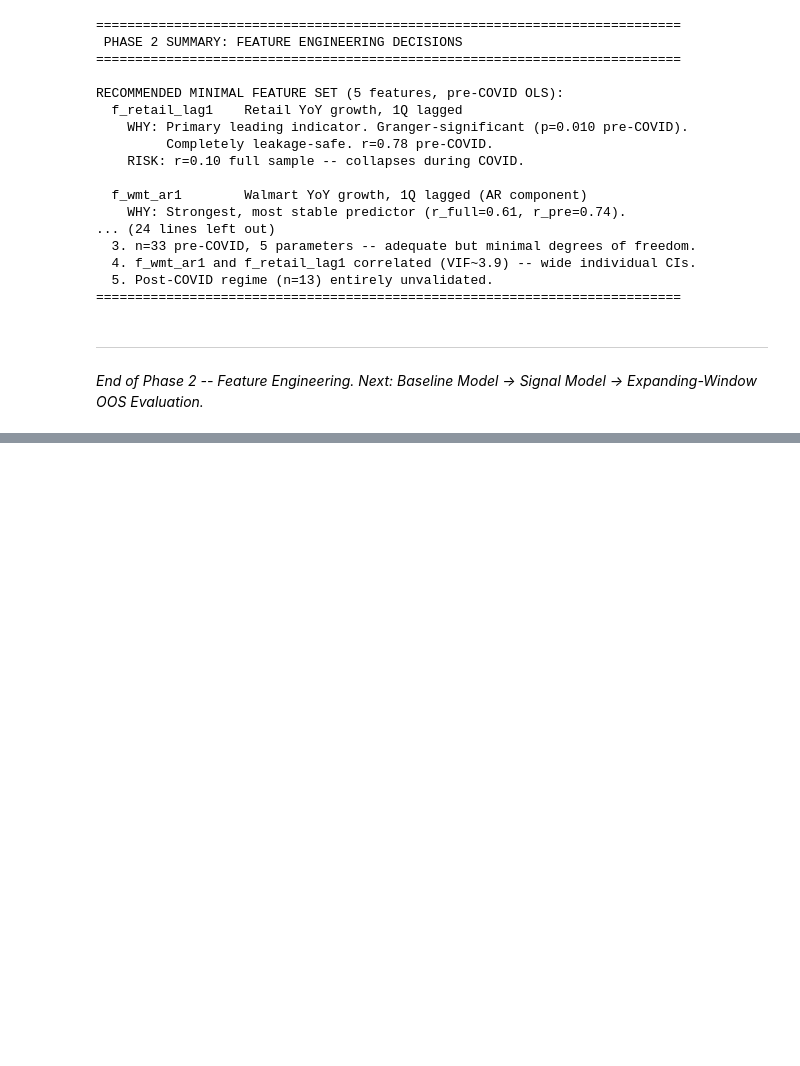
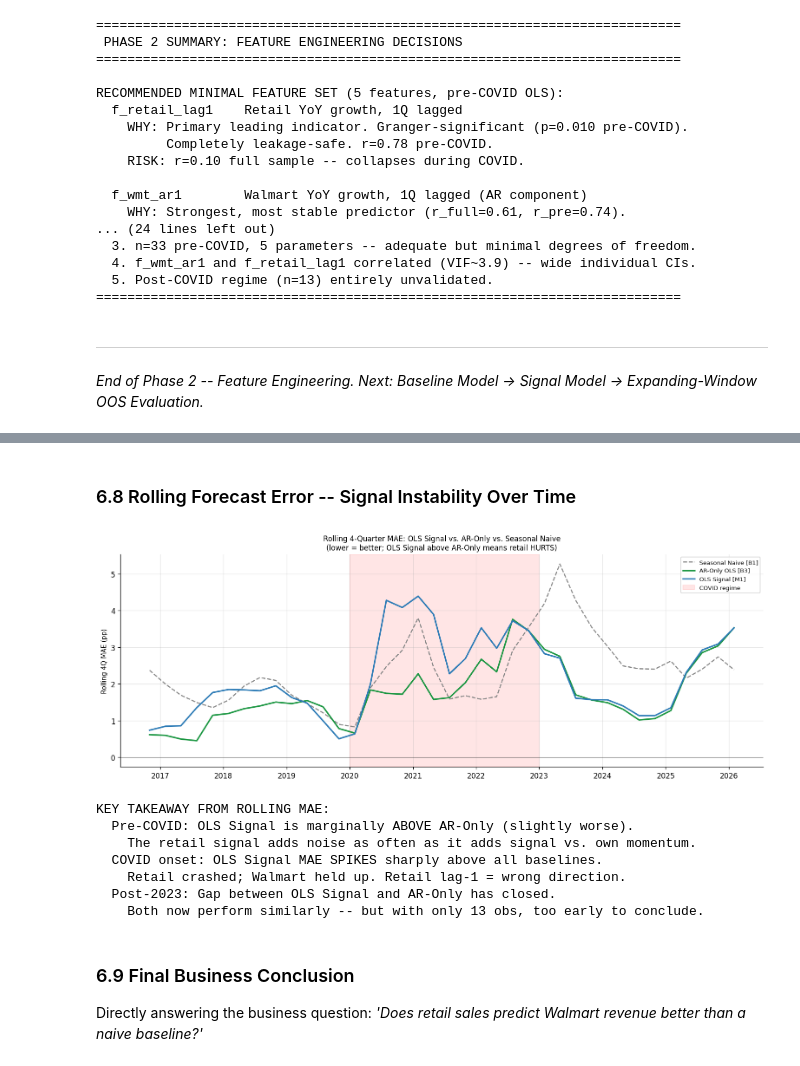
Before and after one commit to Pavan789bhanu/Analysis, a Jupyter notebook: analysis.ipynb, the cells around one changed output, grey strips where cells are left out. Drawn from its saved outputs; the diff is of its cells as text; code cells hidden in the pictures; blank space fills up the shorter version.

```diff
--- a/analysis.ipynb
+++ b/analysis.ipynb
@@ -1849,0 +2372,50 @@ RECOMMENDED MINIMAL FEATURE SET (5 features, pre-COVID OLS):
+# %% [markdown]
+### 6.8 Rolling Forecast Error -- Signal Instability Over Time
+# %%
+# 4-quarter rolling MAE for OLS Signal vs AR-Only
+res2 = res.set_index("date").sort_index()
+ols_ae  = (res2["actual"] - res2["ols"]).abs()
+ar_ae   = (res2["actual"] - res2["ar"]).abs()
+sn_ae   = (res2["actual"] - res2["sn"]).abs()
+
+roll_ols  = ols_ae.rolling(4, min_periods=2).mean()
+roll_ar   = ar_ae.rolling(4, min_periods=2).mean()
+roll_sn   = sn_ae.rolling(4, min_periods=2).mean()
+
+fig, ax = plt.subplots(figsize=(13, 5))
+ax.plot(roll_sn.index,  roll_sn.values,  color=GRAY,   linewidth=1.5, linestyle="--", label="Seasonal Naive [B1]")
+ax.plot(roll_ar.index,  roll_ar.values,  color=GREEN,  linewidth=2.0, label="AR-Only OLS [B3]")
+ax.plot(roll_ols.index, roll_ols.values, color=BLUE,   linewidth=2.0, label="OLS Signal [M1]")
+ax.axvspan(pd.Timestamp("2020-01-01"), pd.Timestamp("2023-01-01"),
+           alpha=0.1, color="red", label="COVID regime")
+ax.axhline(0, color="black", linewidth=0.5)
+ax.set_ylabel("Rolling 4Q MAE (pp)", fontsize=9)
+ax.set_title("Rolling 4-Quarter MAE: OLS Signal vs. AR-Only vs. Seasonal Naive\n"
+             "(lower = better; OLS Signal above AR-Only means retail HURTS)", fontsize=10)
+ax.legend(fontsize=8)
+ax.xaxis.set_major_formatter(mdates.DateFormatter("%Y"))
+
+plt.tight_layout()
+plt.savefig("fig13_rolling_mae.png", bbox_inches="tight")
+plt.show()
+
+print("KEY TAKEAWAY FROM ROLLING MAE:")
+print("  Pre-COVID: OLS Signal is marginally ABOVE AR-Only (slightly worse).")
+print("    The retail signal adds noise as often as it adds signal vs. own momentum.")
+print("  COVID onset: OLS Signal MAE SPIKES sharply above all baselines.")
+print("    Retail crashed; Walmart held up. Retail lag-1 = wrong direction.")
+print("  Post-2023: Gap between OLS Signal and AR-Only has closed.")
+print("    Both now perform similarly -- but with only 13 obs, too early to conclude.")
+# %% [output]
+[figure, added]
+KEY TAKEAWAY FROM ROLLING MAE:
+  Pre-COVID: OLS Signal is marginally ABOVE AR-Only (slightly worse).
+    The retail signal adds noise as often as it adds signal vs. own momentum.
+  COVID onset: OLS Signal MAE SPIKES sharply above all baselines.
+    Retail crashed; Walmart held up. Retail lag-1 = wrong direction.
+  Post-2023: Gap between OLS Signal and AR-Only has closed.
+    Both now perform similarly -- but with only 13 obs, too early to conclude.
+# %% [markdown]
+### 6.9 Final Business Conclusion
+
+Directly answering the business question: *'Does retail sales predict Walmart revenue better than a naive baseline?'*
```
Also changed, not shown: parts of 21 cells of this notebook, 7 other files.
